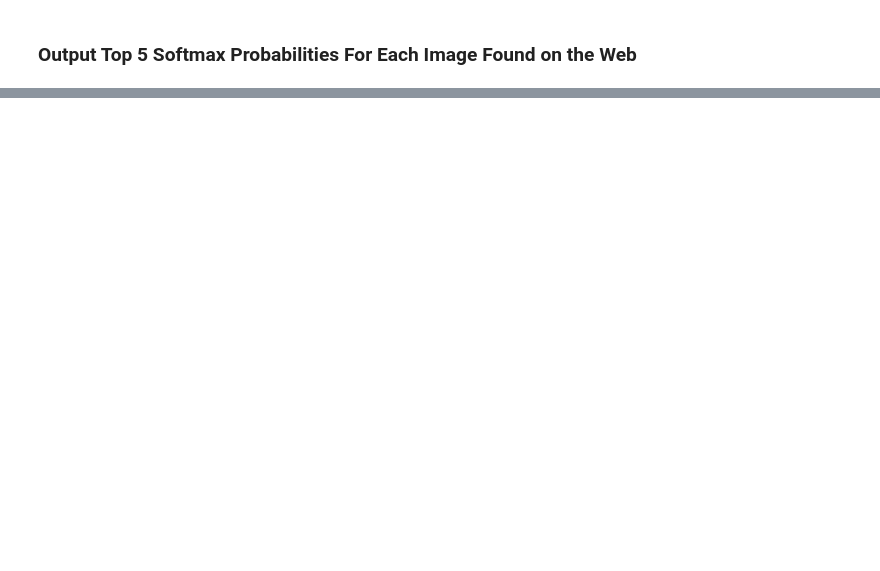
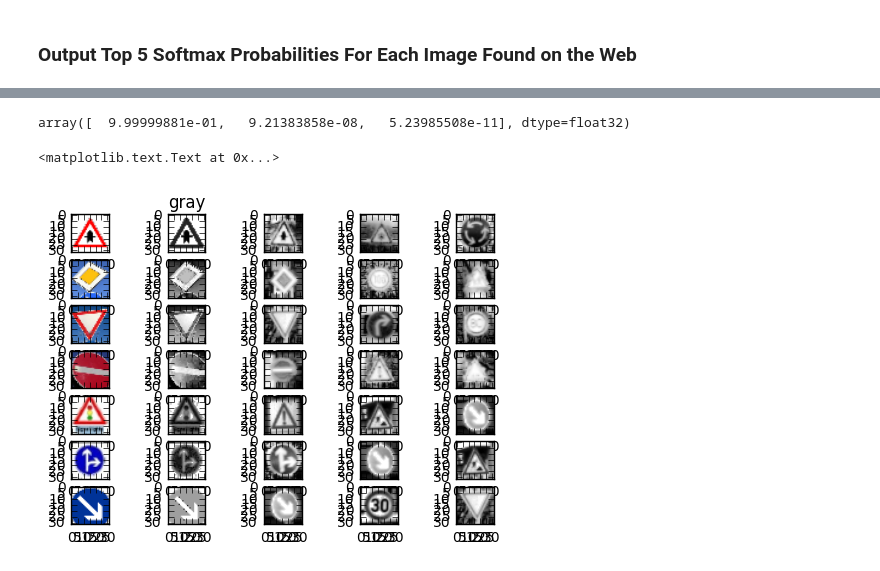
Before and after one commit to saras152/Traffic-Sign-Classifier, a Jupyter notebook: Traffic_Sign_Classifier.ipynb, the cells around one changed output, grey strips where cells are left out. Drawn from its saved outputs; the diff is of its cells as text; code cells hidden in the pictures; blank space fills up the shorter version.

```diff
--- a/Traffic_Sign_Classifier.ipynb
+++ b/Traffic_Sign_Classifier.ipynb
@@ -132,7 +150,8 @@ There was a suggestion to look at [published baseline model on this problem](htt
 
 import cv2
 
-def ScaleDownImagesRGB(imageArray):
+def ScaleDownImagesRGB(inArray):
+    imageArray=np.copy(inArray)
     for i in range(len(imageArray)):
         r=cv2.equalizeHist(imageArray[i,:,:,0])
         g=cv2.equalizeHist(imageArray[i,:,:,1])
@@ -157,9 +176,9 @@ def ScaleDownImagesGray(ColorArray):
 #X_valid,Image_Channels=ScaleDownImagesRGB(X_valid_original)
 #X_test,Image_Channels=ScaleDownImagesRGB(X_test_original)
 
-X_train,Image_Channels=ScaleDownImagesGray(X_train_original)
-X_valid,Image_Channels=ScaleDownImagesGray(X_valid_original)
-X_test,Image_Channels=ScaleDownImagesGray(X_test_original)
+X_train,Image_Channels=ScaleDownImagesGray(X_train)
+X_valid,Image_Channels=ScaleDownImagesGray(X_valid)
+X_test,Image_Channels=ScaleDownImagesGray(X_test)
 
 
 print('Processed the data')
@@ -337,7 +356,7 @@ The validation set is be used to assess how well the model is performing.
 from sklearn.utils import shuffle
 
 EPOCHS = 40
-BATCH_SIZE=100
+BATCH_SIZE=400
 with tf.Session() as sess:
     sess.run(tf.global_variables_initializer())
     num_examples = len(X_train)
@@ -349,7 +368,7 @@ with tf.Session() as sess:
         for offset in range(0, num_examples, BATCH_SIZE):
             end = offset + BATCH_SIZE
             batch_x, batch_y = X_train[offset:end], y_train[offset:end]
-            sess.run(training_operation, feed_dict={x: batch_x, y: batch_y,Keep:0.65})
+            sess.run(training_operation, feed_dict={x: batch_x, y: batch_y,Keep:0.85})
 
         validation_accuracy = evaluate(X_valid, y_valid)
         print("EPOCH {} ...".format(i+1))
@@ -377,6 +396,13 @@ Validation Accuracy = 0.961
 
 Model saved
 # %%
+
+with tf.Session() as sess:
+    saver.restore(sess, tf.train.latest_checkpoint('.'))
+
+    train_accuracy = evaluate(X_train, y_train)
+    print("Training Accuracy = {:.3f}".format(train_accuracy))
+
 print('Testing the model with pickled test data.')
 with tf.Session() as sess:
     saver.restore(sess, tf.train.latest_checkpoint('.'))
@@ -520,0 +495,22 @@ def outputFeatureMap(image_input, tf_activation, activation_min=-1, activation_m
+# %%
+top3_val[0][0]
+# %% [output]
+array([  9.99999881e-01,   9.21383858e-08,   5.23985508e-11], dtype=float32)
+# %%
+f,plts=plt.subplots(7,5)
+for i in range(len(myfiles)):
+    plts[i,0].imshow(imlist[i])
+    #plts[i,0].set_title(myfiles[i])
+    plts[i,1].imshow(imarray[i].squeeze(),cmap='gray')
+
+
+    for j in range(0,3):
+        s=np.where(y_train==top3_val[1][i][j])
+        plts[i,j+2].imshow(X_train[s[0][0]].squeeze(),cmap='gray')
+        #plts[i,j+2].set_title(mynames[top3_val[1][i][j]])
+        #plts[i,j+2].set_title(top3_val[0][i][j])
+
+plts[0,1].set_title('gray')
+# %% [output]
+<matplotlib.text.Text at 0x...>
+[figure, added]
```
Also changed, not shown: parts of 17 cells of this notebook, 2 other files.
